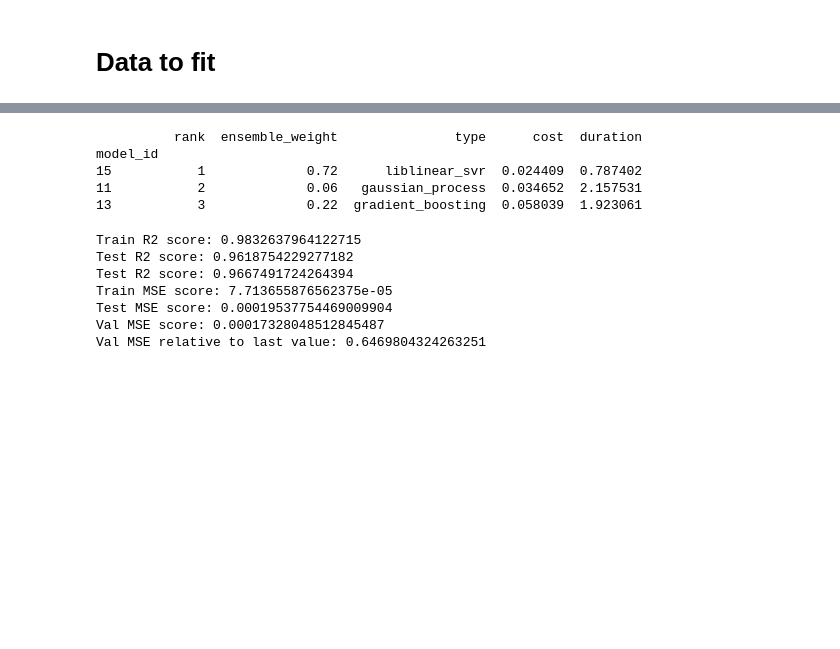
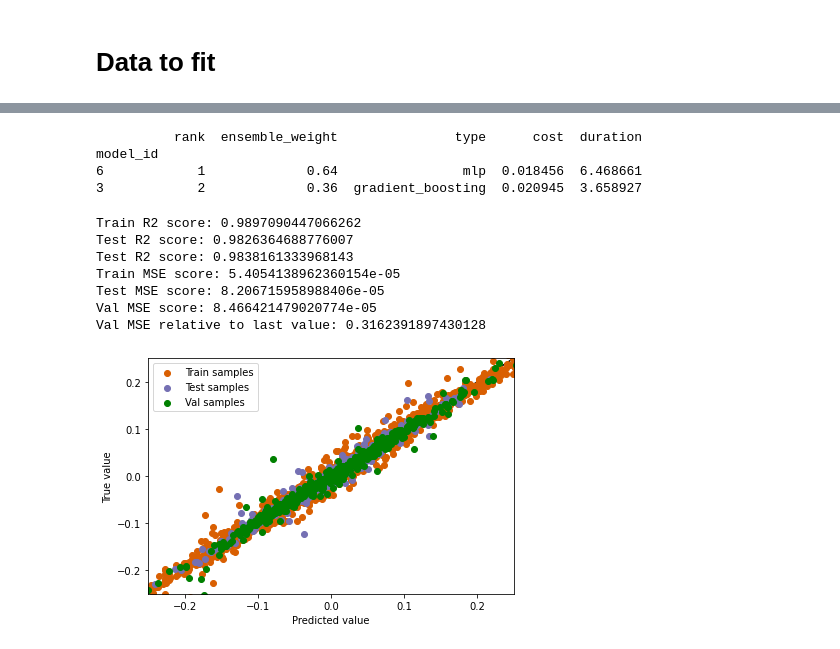
Before and after one commit to microprediction/automl-notebooks, a Jupyter notebook: univariate_autosklearn.ipynb, the cells around one changed output, grey strips where cells are left out. Saved outputs shown, nothing was run; the diff lists cells and outputs as text; code cells hidden in the pictures; blank space fills up the shorter version.

```diff
--- a/univariate_autosklearn.ipynb
+++ b/univariate_autosklearn.ipynb
@@ -18,11 +18,16 @@ from pprint import pprint
 # %% [markdown]
 # Data to fit
 # %%
-df = pd.read_csv('https://raw.githubusercontent.com/microprediction/schooled/main/data/sarima/sk_autoarima/train_1.csv',header=None)
+df1 = pd.read_csv('https://raw.githubusercontent.com/microprediction/schooled/main/data/sarima/sk_autoarima/train_1.csv',header=None)
+df2 = pd.read_csv('https://raw.githubusercontent.com/microprediction/schooled/main/data/sarima/sk_autoarima/train_2.csv',header=None)
+df3 = pd.read_csv('https://raw.githubusercontent.com/microprediction/schooled/main/data/sarima/sk_autoarima/train_3.csv',header=None)
+df = pd.concat([df1,df2,df3],axis=0)
+
 last_col = df.columns[-1]
 SCALE = 0.1
 SEQ_LEN = 20
-y = (df[last_col].values-X[:,-1])*SCALE
+y = (df[last_col].values)*SCALE
 del df[last_col]
 X = df.values[:,-SEQ_LEN:]*SCALE
 X[:2,:4],y[:2], len(y), np.shape(X)
+y = y - X[:,-1]
@@ -44,6 +44,6 @@ np.max(X), np.min(X), np.any(np.isnan(X)), np.max(y),np.min(y)
 # %%
 X = X.astype(np.float32)
-n_train = 5000
+n_train = 20000
 n_test = 4000
 X_train, y_train = X[:n_train], y[:n_train]
 X_test, y_test = X[n_train:(n_train+n_test)], y[n_train:(n_train+n_test)]
@@ -60,9 +62,8 @@ print(automl.leaderboard())
 # %% [output]
           rank  ensemble_weight               type      cost  duration
 model_id
-15           1             0.72      liblinear_svr  0.024409  0.787402
-11           2             0.06   gaussian_process  0.034652  2.157531
-13           3             0.22  gradient_boosting  0.058039  1.923061
+6            1             0.64                mlp  0.018456  6.468661
+3            2             0.36  gradient_boosting  0.020945  3.658927
 # %%
 train_predictions = automl.predict(X_train)
 print("Train R2 score:", sklearn.metrics.r2_score(y_train, train_predictions))
@@ -80,10 +81,25 @@ print("Val MSE score:", sklearn.metrics.mean_squared_error(y_val, val_prediction
 
 print('Val MSE relative to last value:',sklearn.metrics.mean_squared_error(y_val, val_predictions)/sklearn.metrics.mean_squared_error(y_val, X_val[:,-1]))
 # %% [output]
-Train R2 score: 0.9832637964122715
-Test R2 score: 0.9618754229277182
-Test R2 score: 0.9667491724264394
-Train MSE score: 7.713655876562375e-05
-Test MSE score: 0.00019537754469009904
-Val MSE score: 0.00017328048512845487
-Val MSE relative to last value: 0.6469804324263251
+Train R2 score: 0.9897090447066262
+Test R2 score: 0.9826364688776007
+Test R2 score: 0.9838161333968143
+Train MSE score: 5.4054138962360154e-05
+Test MSE score: 8.206715958988406e-05
+Val MSE score: 8.466421479020774e-05
+Val MSE relative to last value: 0.3162391897430128
+# %%
+import matplotlib.pyplot as plt
+plt.scatter(train_predictions, y_train, label="Train samples", c="#d95f02")
+plt.scatter(test_predictions, y_test, label="Test samples", c="#7570b3")
+plt.scatter(val_predictions, y_val, label="Val samples", c="green")
+plt.xlabel("Predicted value")
+plt.ylabel("True value")
+plt.legend()
+plt.plot([-0.25, 0.25], [-0.25, 0.25], c="k", zorder=0)
+plt.xlim([-0.25, 0.25])
+plt.ylim([-0.25, 0.25])
+plt.tight_layout()
+plt.show()
+# %% [output]
+[figure, added]
```
Also changed, not shown: parts of 3 cells of this notebook.
